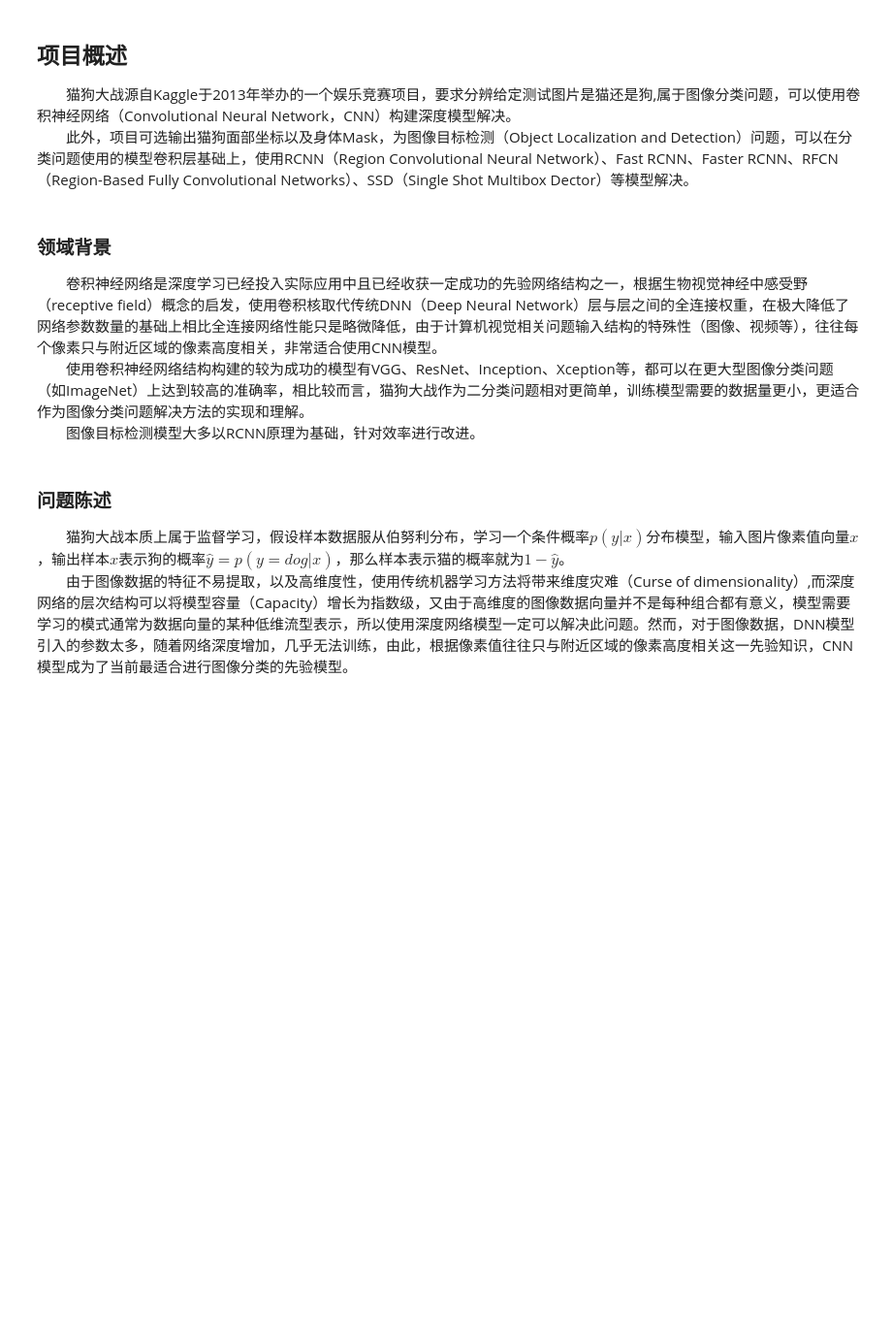
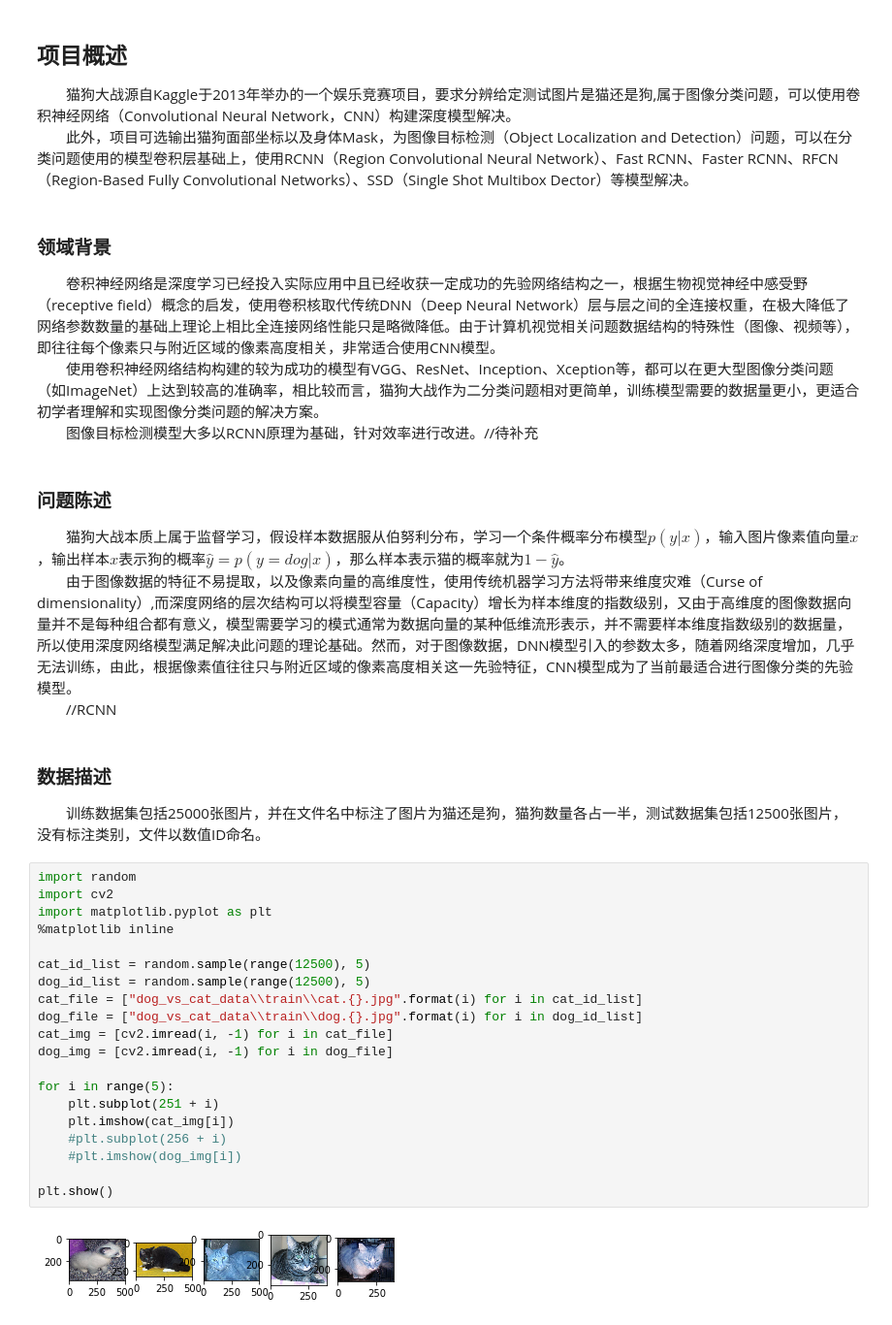
Before and after one commit to crj0322/dog_vs_cat, a Jupyter notebook: proposal.ipynb, the cells around one changed output. Shown: that part at 97% size. Drawn from its saved outputs; the diff is of its cells as text; blank space fills up the shorter version.

```diff
--- a/proposal.ipynb
+++ b/proposal.ipynb
@@ -9,10 +9,36 @@
 　　此外，项目可选输出猫狗面部坐标以及身体Mask，为图像目标检测（Object Localization and Detection）问题，可以在分类问题使用的模型卷积层基础上，使用RCNN（Region Convolutional Neural Network）、Fast RCNN、Faster RCNN、RFCN（Region-Based Fully Convolutional Networks）、SSD（Single Shot Multibox Dector）等模型解决。
 # %% [markdown]
 ### 领域背景
-　　卷积神经网络是深度学习已经投入实际应用中且已经收获一定成功的先验网络结构之一，根据生物视觉神经中感受野（receptive field）概念的启发，使用卷积核取代传统DNN（Deep Neural Network）层与层之间的全连接权重，在极大降低了网络参数数量的基础上相比全连接网络性能只是略微降低，由于计算机视觉相关问题输入结构的特殊性（图像、视频等），往往每个像素只与附近区域的像素高度相关，非常适合使用CNN模型。
-　　使用卷积神经网络结构构建的较为成功的模型有VGG、ResNet、Inception、Xception等，都可以在更大型图像分类问题（如ImageNet）上达到较高的准确率，相比较而言，猫狗大战作为二分类问题相对更简单，训练模型需要的数据量更小，更适合作为图像分类问题解决方法的实现和理解。
-　　图像目标检测模型大多以RCNN原理为基础，针对效率进行改进。
+　　卷积神经网络是深度学习已经投入实际应用中且已经收获一定成功的先验网络结构之一，根据生物视觉神经中感受野（receptive field）概念的启发，使用卷积核取代传统DNN（Deep Neural Network）层与层之间的全连接权重，在极大降低了网络参数数量的基础上理论上相比全连接网络性能只是略微降低。由于计算机视觉相关问题数据结构的特殊性（图像、视频等），即往往每个像素只与附近区域的像素高度相关，非常适合使用CNN模型。
+　　使用卷积神经网络结构构建的较为成功的模型有VGG、ResNet、Inception、Xception等，都可以在更大型图像分类问题（如ImageNet）上达到较高的准确率，相比较而言，猫狗大战作为二分类问题相对更简单，训练模型需要的数据量更小，更适合初学者理解和实现图像分类问题的解决方案。
+　　图像目标检测模型大多以RCNN原理为基础，针对效率进行改进。//待补充
 # %% [markdown]
 ### 问题陈述
-　　猫狗大战本质上属于监督学习，假设样本数据服从伯努利分布，学习一个条件概率$p(y|x)$分布模型，输入图片像素值向量$x$，输出样本$x$表示狗的概率$\hat{y} = p(y=dog|x)$，那么样本表示猫的概率就为$1-\hat{y}$。
-　　由于图像数据的特征不易提取，以及高维度性，使用传统机器学习方法将带来维度灾难（Curse of dimensionality）,而深度网络的层次结构可以将模型容量（Capacity）增长为指数级，又由于高维度的图像数据向量并不是每种组合都有意义，模型需要学习的模式通常为数据向量的某种低维流型表示，所以使用深度网络模型一定可以解决此问题。然而，对于图像数据，DNN模型引入的参数太多，随着网络深度增加，几乎无法训练，由此，根据像素值往往只与附近区域的像素高度相关这一先验知识，CNN模型成为了当前最适合进行图像分类的先验模型。
+　　猫狗大战本质上属于监督学习，假设样本数据服从伯努利分布，学习一个条件概率分布模型$p(y|x)$，输入图片像素值向量$x$，输出样本$x$表示狗的概率$\hat{y} = p(y=dog|x)$，那么样本表示猫的概率就为$1-\hat{y}$。
+　　由于图像数据的特征不易提取，以及像素向量的高维度性，使用传统机器学习方法将带来维度灾难（Curse of dimensionality）,而深度网络的层次结构可以将模型容量（Capacity）增长为样本维度的指数级别，又由于高维度的图像数据向量并不是每种组合都有意义，模型需要学习的模式通常为数据向量的某种低维流形表示，并不需要样本维度指数级别的数据量，所以使用深度网络模型满足解决此问题的理论基础。然而，对于图像数据，DNN模型引入的参数太多，随着网络深度增加，几乎无法训练，由此，根据像素值往往只与附近区域的像素高度相关这一先验特征，CNN模型成为了当前最适合进行图像分类的先验模型。
+　　//RCNN
+# %% [markdown]
+### 数据描述
+　　训练数据集包括25000张图片，并在文件名中标注了图片为猫还是狗，猫狗数量各占一半，测试数据集包括12500张图片，没有标注类别，文件以数值ID命名。
+# %%
+import random
+import cv2
+import matplotlib.pyplot as plt
+%matplotlib inline
+
+cat_id_list = random.sample(range(12500), 5)
+dog_id_list = random.sample(range(12500), 5)
+cat_file = ["dog_vs_cat_data\\train\\cat.{}.jpg".format(i) for i in cat_id_list]
+dog_file = ["dog_vs_cat_data\\train\\dog.{}.jpg".format(i) for i in dog_id_list]
+cat_img = [cv2.imread(i, -1) for i in cat_file]
+dog_img = [cv2.imread(i, -1) for i in dog_file]
+
+for i in range(5):
+    plt.subplot(251 + i)
+    plt.imshow(cat_img[i])
+    #plt.subplot(256 + i)
+    #plt.imshow(dog_img[i])
+
+plt.show()
+# %% [output]
+[figure, added]
```
Also changed, not shown: parts of 2 cells of this notebook.
